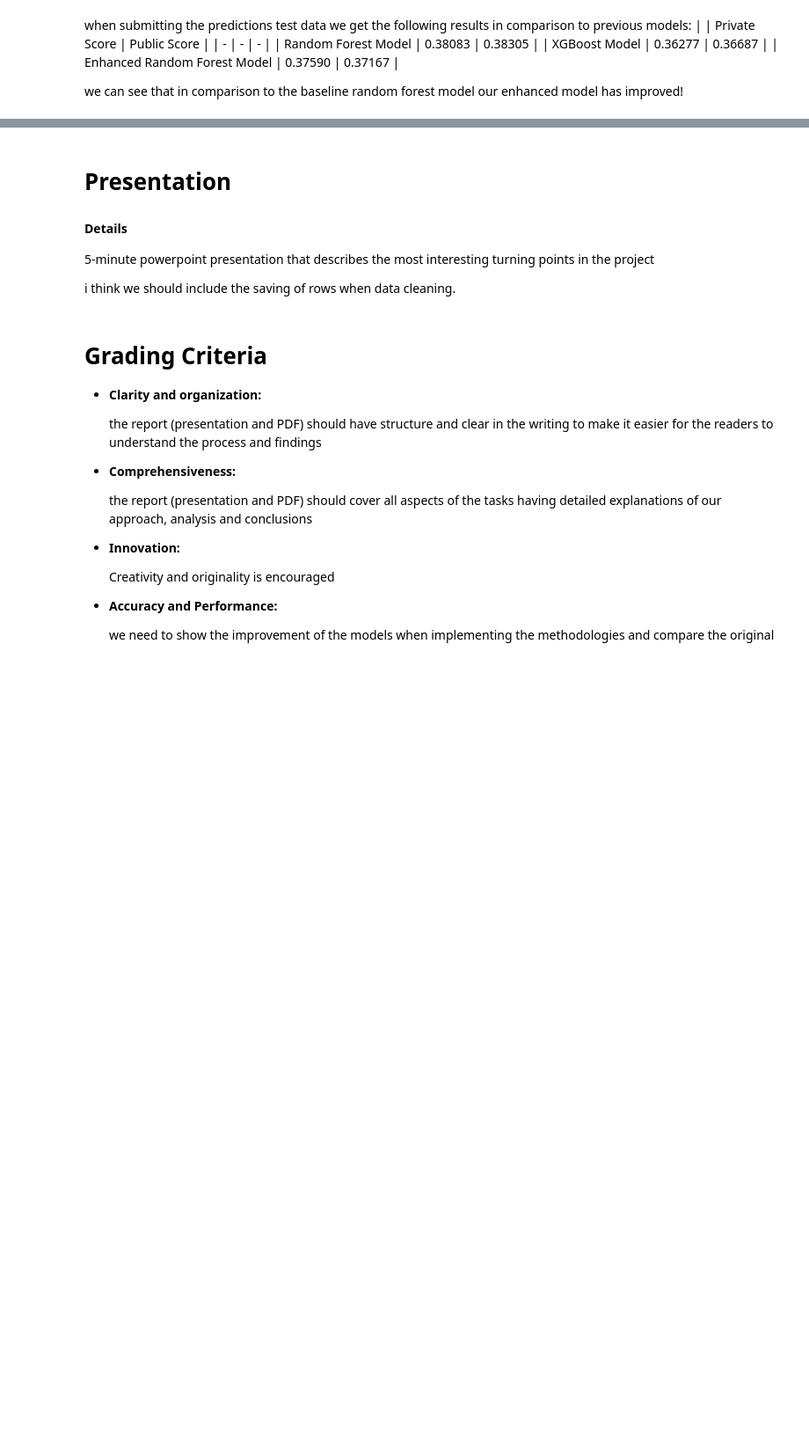
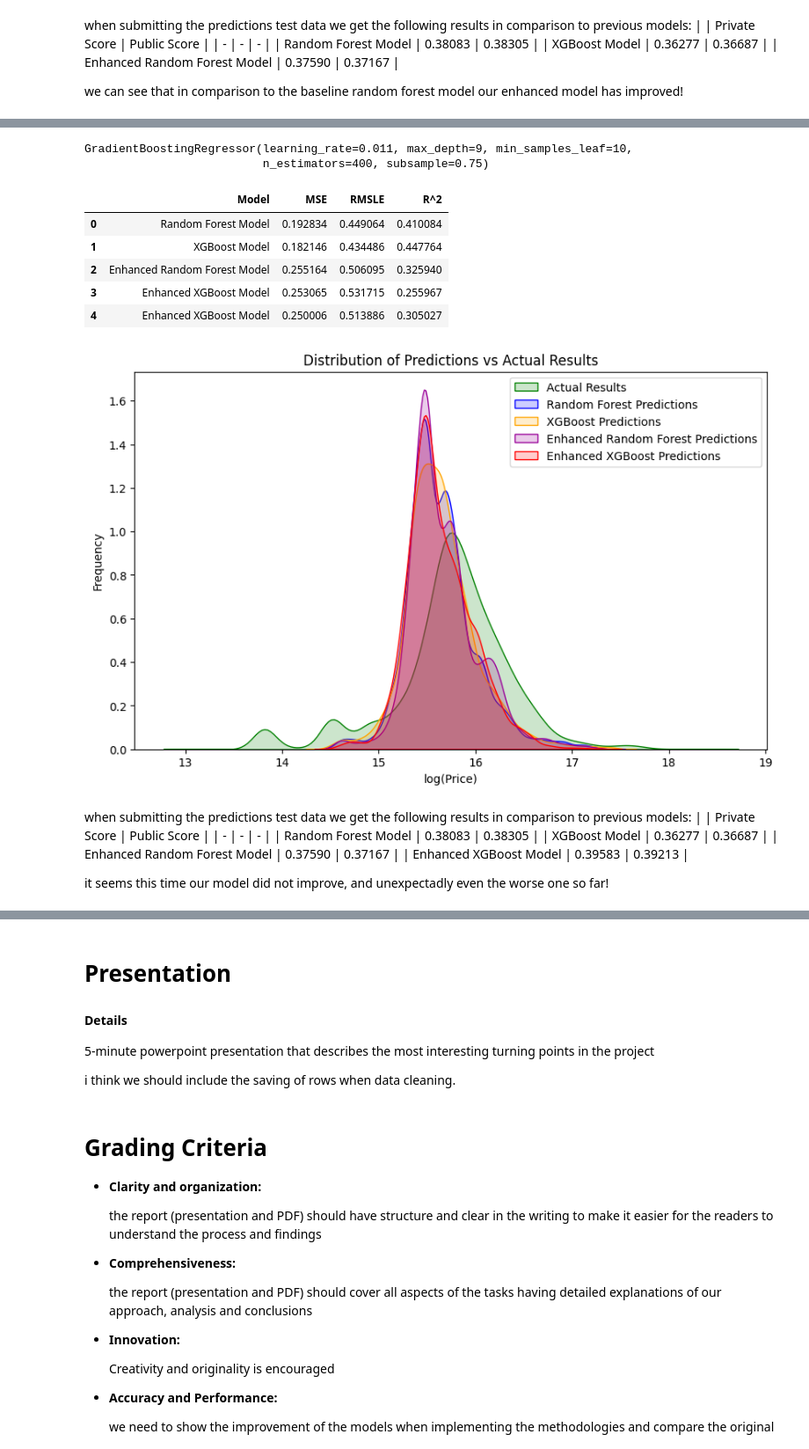
Before and after one commit to TomGeva/ML-project, a Jupyter notebook: ML-Final-Project.ipynb, the cells around one changed output, grey strips where cells are left out. Shown at 88% size. Saved outputs shown, nothing was run; the diff lists cells and outputs as text; code cells hidden in the pictures; blank space fills up the shorter version.

```diff
--- a/ML-Final-Project.ipynb
+++ b/ML-Final-Project.ipynb
@@ -1579,0 +1598,7 @@ SbrBkTest.state = stateLbl.transform(SbrBkTest.state.values)
+# %%
+xgb_features2drop = importance.head(importance.shape[0] - 10).index
+
+xgb_xTrn.drop(columns = xgb_features2drop, inplace = True)
+xgb_xVal.drop(columns = xgb_features2drop, inplace = True)
+xgb_imputedEnhncTrain.drop(columns = xgb_features2drop, inplace = True)
+xgb_imputedEnhncTest.drop(columns = xgb_features2drop, inplace = True)
@@ -1579,0 +1625,47 @@ SbrBkTest.state = stateLbl.transform(SbrBkTest.state.values)
+# %%
+# need to update
+shortcutParams = {
+    'learning_rate': 0.011,
+    'n_estimators': 400,
+    'subsample': 0.75,
+    'max_depth': 9,
+    'min_samples_leaf': 10
+}
+
+enhncXGBoostOptModel = GBR(**shortcutParams)
+enhncXGBoostOptModel.fit(xgb_xTrn, yTrn)
+# %% [output]
+GradientBoostingRegressor(learning_rate=0.011, max_depth=9, min_samples_leaf=10,
+                          n_estimators=400, subsample=0.75)
+# %%
+enhncXGBoostMseScores = -1 * CVS(enhncXGBoostOptModel, xgb_xVal, yVal, cv = 5, scoring = 'neg_mean_squared_error')
+enhncXGBoostPred = enhncXGBoostOptModel.predict(xgb_xVal)
+enhncXGBoostRmsle = np.sqrt(np.mean((enhncXGBoostPred - yVal) ** 2))
+enhncXGBoostR2 = enhncXGBoostOptModel.score(xgb_xVal, yVal)
+
+metrics.loc[metrics.shape[0]] = {'Model': 'Enhanced XGBoost Model',
+                                 'MSE': enhncXGBoostMseScores.mean(),
+                                 'RMSLE': enhncXGBoostRmsle,
+                                 'R^2': enhncXGBoostR2}
+
+display(metrics)
+
+plt.figure(figsize=(10, 6))
+sns.kdeplot(yVal, color = 'green', fill = True, alpha = 0.2, label='Actual Results')
+sns.kdeplot(rndFrstPred, color = 'blue', fill = True, alpha = 0.2, label='Random Forest Predictions')
+sns.kdeplot(xgbPred, color = 'orange', fill = True, alpha = 0.2, label='XGBoost Predictions')
+sns.kdeplot(enhncRndFrstPred, color = '#990099', fill = True, alpha = 0.2, label='Enhanced Random Forest Predictions')
+sns.kdeplot(enhncXGBoostPred, color = 'red', fill = True, alpha = 0.2, label='Enhanced XGBoost Predictions')
+plt.xlabel('log(Price)')
+plt.ylabel('Frequency')
+plt.title('Distribution of Predictions vs Actual Results')
+plt.legend()
+plt.show()
+# %% [output]
+|  | Model | MSE | RMSLE | R^2 |
+| 0 | Random Forest Model | 0.192834 | 0.449064 | 0.410084 |
+| 1 | XGBoost Model | 0.182146 | 0.434486 | 0.447764 |
+| 2 | Enhanced Random Forest Model | 0.255164 | 0.506095 | 0.325940 |
+| 3 | Enhanced XGBoost Model | 0.253065 | 0.531715 | 0.255967 |
+| 4 | Enhanced XGBoost Model | 0.250006 | 0.513886 | 0.305027 |
+[figure, added]
@@ -1580,2 +1676,12 @@ SbrBkTest.state = stateLbl.transform(SbrBkTest.state.values)
+# %% [markdown]
+when submitting the predictions test data we get the following results in comparison to previous models:
+|  | Private Score | Public Score |
+| - | - | - |
+| Random Forest Model | 0.38083 | 0.38305 |
+| XGBoost Model | 0.36277 | 0.36687 |
+| Enhanced Random Forest Model | 0.37590 | 0.37167 |
+| Enhanced XGBoost Model | 0.39583 | 0.39213 |
+
+it seems this time our model did not improve, and unexpectadly even the worse one so far!
 # %% [markdown]
 # 5. State-Of-The-Art Techniques
```
Also changed, not shown: parts of 34 cells of this notebook, 6 other files.
